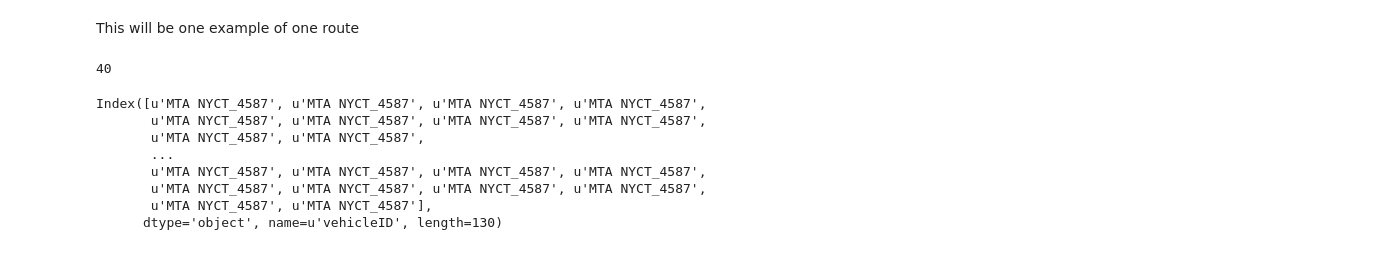
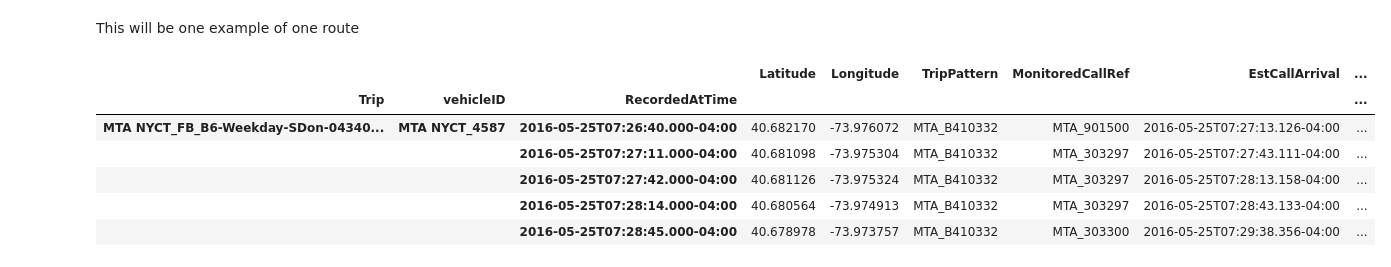
Before and after one commit to sarangof/Bus-Capstone, a Jupyter notebook: interpolation_Experiments.ipynb, the cells around one changed output. Cells and saved outputs as stored; diff of their text form; code cells hidden in the pictures.

Commit message:
Created table from which perform interpolation.

```diff
--- a/interpolation_Experiments.ipynb
+++ b/interpolation_Experiments.ipynb
@@ -216,19 +215,13 @@ return df#resampled
 time_at_location(lat,lon,trip_id,avl_data,stop_times,radius)
 # %% [markdown]
 This will be one example of one route
-# %%
-stops_ex = list(pd.unique(avl_data.MonitoredCallRef))
-for stp in stops_ex:
-# %% [output]
-40
-# %%
-avl_data.index.get_level_values('vehicleID').UNIQ
-# %% [output]
-Index([u'MTA NYCT_4587', u'MTA NYCT_4587', u'MTA NYCT_4587', u'MTA NYCT_4587',
-       u'MTA NYCT_4587', u'MTA NYCT_4587', u'MTA NYCT_4587', u'MTA NYCT_4587',
-       u'MTA NYCT_4587', u'MTA NYCT_4587',
-       ...
-       u'MTA NYCT_4587', u'MTA NYCT_4587', u'MTA NYCT_4587', u'MTA NYCT_4587',
-       u'MTA NYCT_4587', u'MTA NYCT_4587', u'MTA NYCT_4587', u'MTA NYCT_4587',
-       u'MTA NYCT_4587', u'MTA NYCT_4587'],
-      dtype='object', name=u'vehicleID', length=130)
+# %%
+avl_data.head()
+# %% [output]
+|  |  |  | Latitude | Longitude | TripPattern | MonitoredCallRef | EstCallArrival | ... |
+| Trip | vehicleID | RecordedAtTime |  |  |  |  |  | ... |
+| MTA NYCT_FB_B6-Weekday-SDon-04340... | MTA NYCT_4587 | 2016-05-25T07:26:40.000-04:00 | 40.682170 | -73.976072 | MTA_B410332 | MTA_901500 | 2016-05-25T07:27:13.126-04:00 | ... |
+|  |  | 2016-05-25T07:27:11.000-04:00 | 40.681098 | -73.975304 | MTA_B410332 | MTA_303297 | 2016-05-25T07:27:43.111-04:00 | ... |
+|  |  | 2016-05-25T07:27:42.000-04:00 | 40.681126 | -73.975324 | MTA_B410332 | MTA_303297 | 2016-05-25T07:28:13.158-04:00 | ... |
+|  |  | 2016-05-25T07:28:14.000-04:00 | 40.680564 | -73.974913 | MTA_B410332 | MTA_303297 | 2016-05-25T07:28:43.133-04:00 | ... |
+|  |  | 2016-05-25T07:28:45.000-04:00 | 40.678978 | -73.973757 | MTA_B410332 | MTA_303300 | 2016-05-25T07:29:38.356-04:00 | ... |
```
Also changed, not shown: parts of 3 cells of this notebook.
